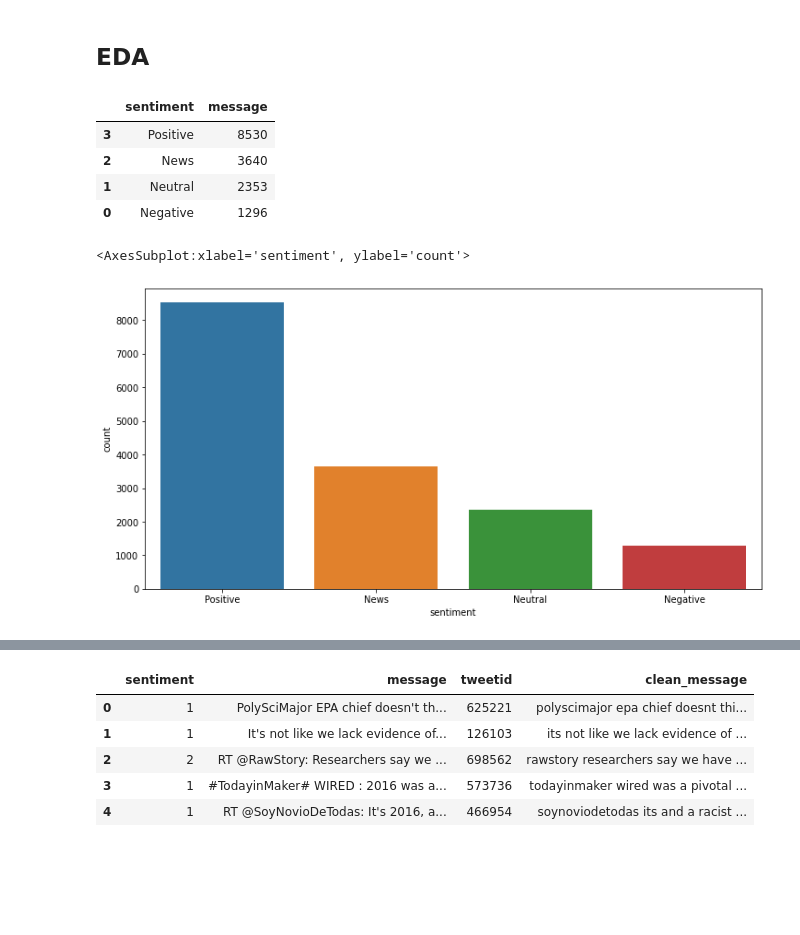
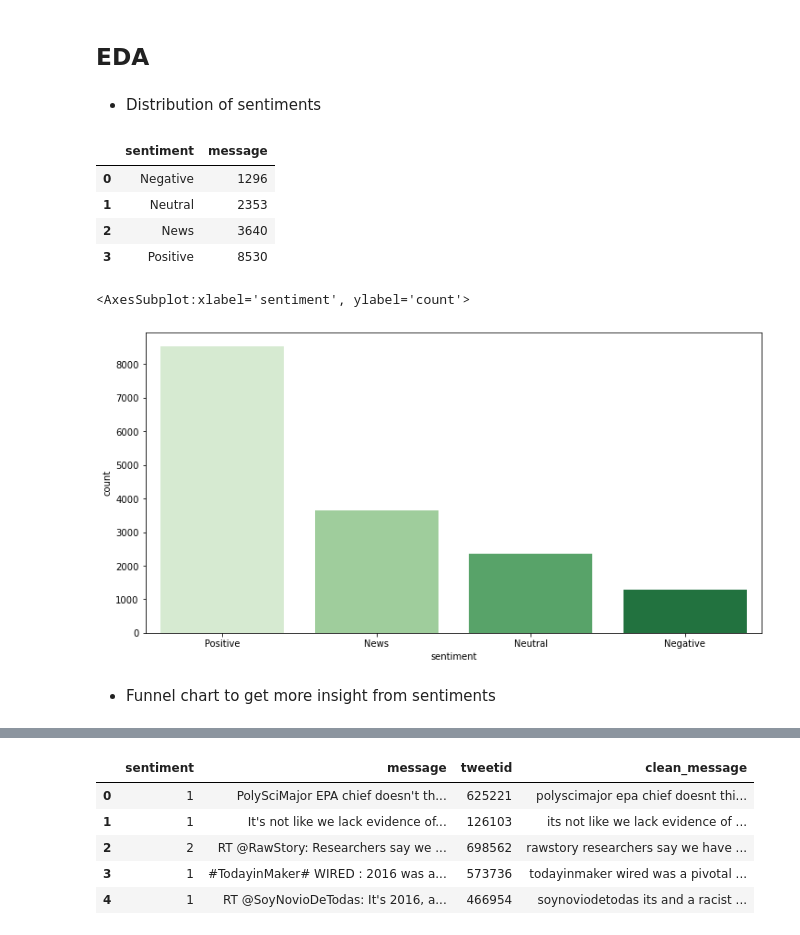
Before and after one commit to isabelomakhanya/classification_ts5, a Jupyter notebook: classification-ts5.ipynb, the cells around one changed output, grey strips where cells are left out. Cells and saved outputs as stored; diff of their text form; code cells hidden in the pictures; blank space fills up the shorter version.

```diff
--- a/classification-ts5.ipynb
+++ b/classification-ts5.ipynb
@@ -83,0 +66,3 @@ train_df.head(10)
+# %%
+test_df = pd.read_csv('data/test.csv')
+train_df = pd.read_csv('data/train.csv')
@@ -83,0 +71,6 @@ train_df.head(10)
+# %%
+# Merging both the data sets
+concat_df = train_df.append(test_df,
+                             ignore_index=True,
+                             sort=False)
+concat_df.head(3)
@@ -118,25 +158,29 @@ train_df.describe()
 # %% [markdown]
 ## EDA
+# %% [markdown]
+- Distribution of sentiments
 # %%
 copy_df = train_df.copy()
 # Labeling the target
 copy_df['sentiment'] = [['Negative', 'Neutral', 'Positive', 'News'][x+1] for x in copy_df['sentiment']]
 # %%
-dist = copy_df.groupby('sentiment').count()['message'].reset_index().sort_values(by='message',ascending=False)
+dist = copy_df.groupby('sentiment').count()['message'].reset_index().sort_values(by='message',ascending=True)
 dist.style.background_gradient(cmap='Greens')
 # %% [output]
 |  | sentiment | message |
+| 0 | Negative | 1296 |
+| 1 | Neutral | 2353 |
+| 2 | News | 3640 |
 | 3 | Positive | 8530 |
-| 2 | News | 3640 |
-| 1 | Neutral | 2353 |
-| 0 | Negative | 1296 |
 # %%
 labels = []
 plt.figure(figsize=(12,6))
-sns.countplot(x='sentiment',data=copy_df)
+sns.countplot(x='sentiment',data=copy_df, palette='Greens')
 # %% [output]
 <AxesSubplot:xlabel='sentiment', ylabel='count'>
-[figure, old version]
+[figure, new version]
+# %% [markdown]
+- Funnel chart to get more insight from sentiments
 # %%
 fig = go.Figure(go.Funnelarea(
     text =dist.sentiment,
```
Also changed, not shown: parts of 37 cells of this notebook, 1 other file.
